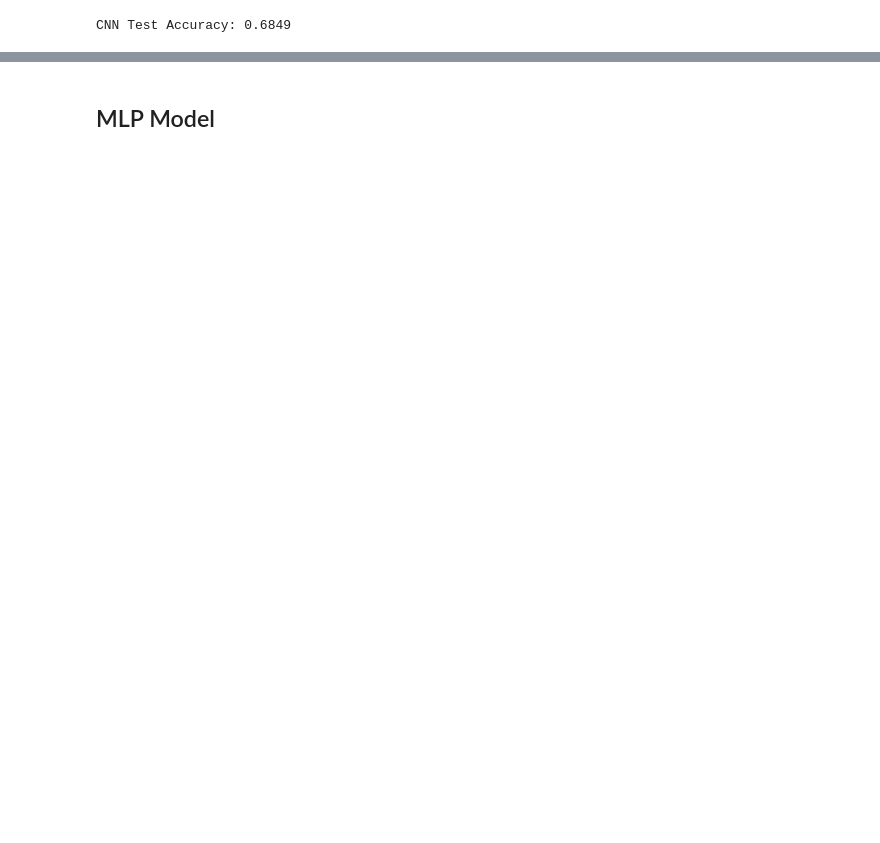
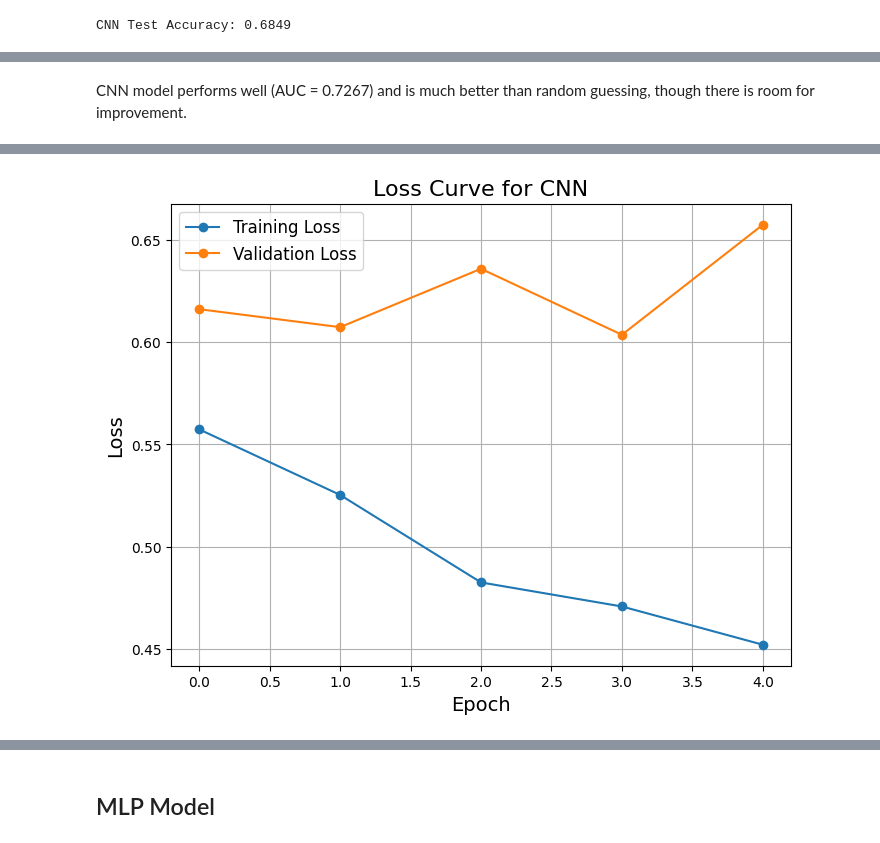
Before and after one commit to bchan42/photo_classification, a Jupyter notebook: CNN_MLP.ipynb, the cells around one changed output, grey strips where cells are left out. Cells and saved outputs as stored; diff of their text form; code cells hidden in the pictures; blank space fills up the shorter version.

```diff
--- a/CNN_MLP.ipynb
+++ b/CNN_MLP.ipynb
@@ -147,0 +183,23 @@ CNN Test Accuracy: 0.6849
+# %% [markdown]
+CNN model performs well (AUC = 0.7267) and is much better than random guessing, though there is room for improvement.
+# %%
+import matplotlib.pyplot as plt
+
+# Train the CNN and save the history
+history = cnn_model.fit(X_train_cnn, y_train, epochs=5, batch_size=32, validation_split=0.1)
+
+# Extract the loss values
+train_loss = history.history['loss']
+val_loss = history.history['val_loss']
+
+# Plot the training and validation loss
+plt.figure(figsize=(8, 6))
+plt.plot(train_loss, label='Training Loss', marker='o')
+plt.plot(val_loss, label='Validation Loss', marker='o')
+plt.title('Loss Curve for CNN', fontsize=16)
+plt.xlabel('Epoch', fontsize=14)
+plt.ylabel('Loss', fontsize=14)
+plt.legend(fontsize=12)
+plt.grid(True)
+plt.show()
+# %% [output]
@@ -147,0 +216 @@ CNN Test Accuracy: 0.6849
+[figure, added]
```
Also changed, not shown: parts of 24 cells of this notebook, 1 other file.
